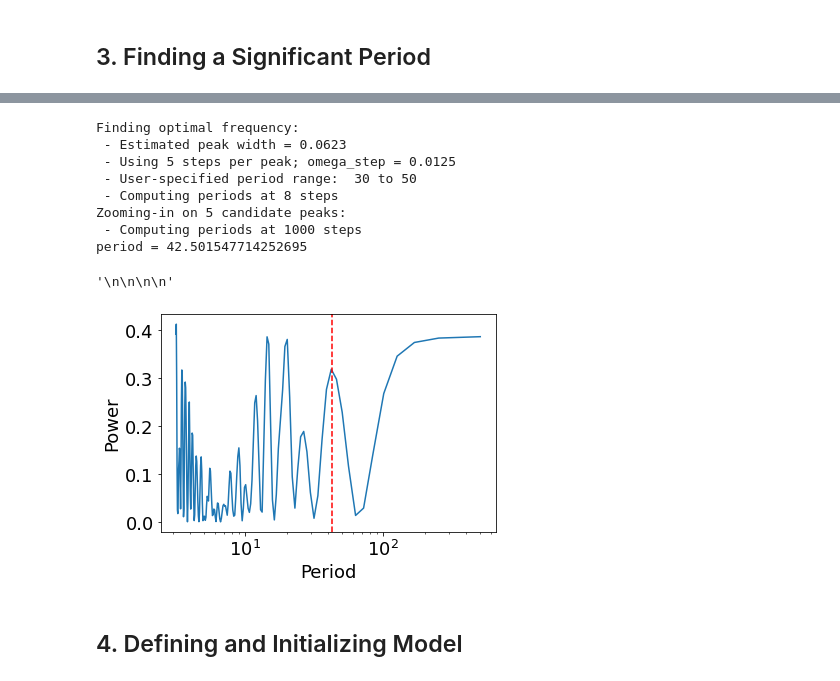
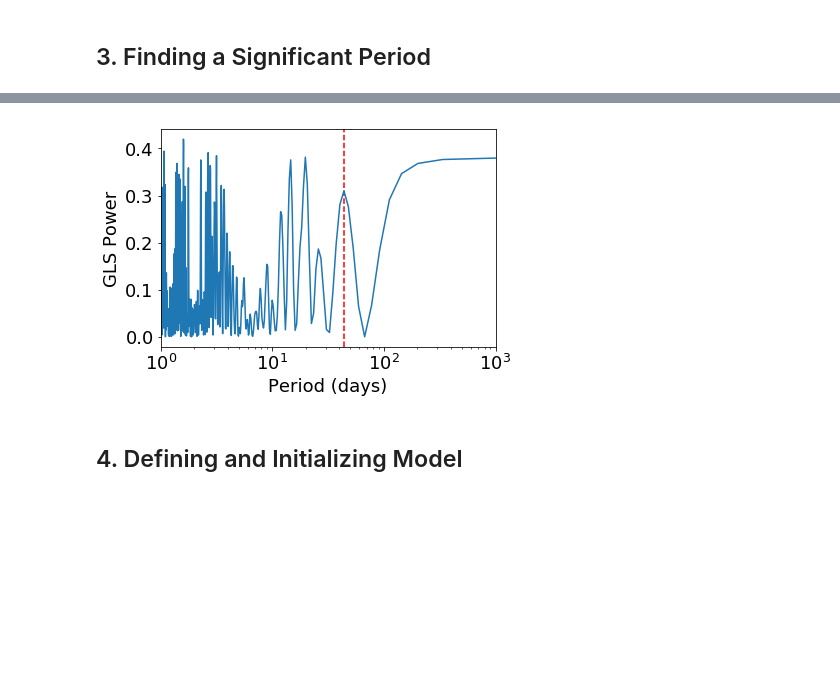
Before and after one commit to howardisaacson/Intro-to-Astro-2021, a Jupyter notebook: Week6_radvel_fitting/RadVel_Tutorial.ipynb, the cells around one changed output, grey strips where cells are left out. Saved outputs shown, nothing was run; the diff lists cells and outputs as text; code cells hidden in the pictures; blank space fills up the shorter version.

```diff
--- a/Week6_radvel_fitting/RadVel_Tutorial.ipynb
+++ b/Week6_radvel_fitting/RadVel_Tutorial.ipynb
@@ -178,30 +149,48 @@ def periodogram(datax, datay, min_, max_, nyquist):
+# %%
+def LombScarg(t,v,e,min_per=0.01,max_per=1000):
+
+    #Calculate Generalized Lomb-Scargle periodogram and window function
+
+    fmin = 1./max_per
+    fmax = 1./min_per
+    frequency, power = LombScargle(t, v, e).autopower(minimum_frequency=1/1000,maximum_frequency=1.,method='cython')
+
+    per = 1/frequency
+    #Identify strongest period.
+
+    in_window = np.zeros(len(per),dtype=bool)
+    for s in range(len(per)):
+        if per[s] > min_per and per[s] < max_per:
+            in_window[s] += 1
+
+    powmax = max(power[in_window])
+    imax = np.argmax(power[in_window])
+    fbest = frequency[in_window][imax]
+    perbest = 1./fbest
+
+    return per, power, perbest
 # %%
-nyquist = 2 # max sampling rate
 minPer = 30 # min period to look for 1st planet (in days)
 maxPer = 50 # max period to look for 1st planet (in days)
 
-# find orbital period of first planet
-period1 = periodogram(data.t, data.vel, minPer, maxPer, nyquist)
+period, power, period1 = LombScarg(data.t, data.vel,data.errvel,min_per=minPer,max_per=maxPer)
+plt.xlim(1,1000)
+plt.axvline(period1,color='red',linestyle='--')
+plt.semilogx(period,power)
+plt.xlabel('Period (days)')
+plt.ylabel('GLS Power')
+plt.show()
 
-# TODO: change the values of minPer, maxPer, and nyquist. How do the results change? Why? Type your answer
+
+# TODO: change the values of minPer and maxPer. How do the results change? Why? Type your answer
 # between the triple quotes below.
+
 
 """
 
-
-
 """
 # %% [output]
-Finding optimal frequency:
- - Estimated peak width = 0.0623
- - Using 5 steps per peak; omega_step = 0.0125
- - User-specified period range:  30 to 50
- - Computing periods at 8 steps
-Zooming-in on 5 candidate peaks:
- - Computing periods at 1000 steps
-period = 42.501547714252695
-'\n\n\n\n'
-[figure, old version]
+[figure, new version]
 # %% [markdown]
 ## 4. Defining and Initializing Model
 # %% [markdown]
```
Also changed, not shown: parts of 16 cells of this notebook, 3 other files.
